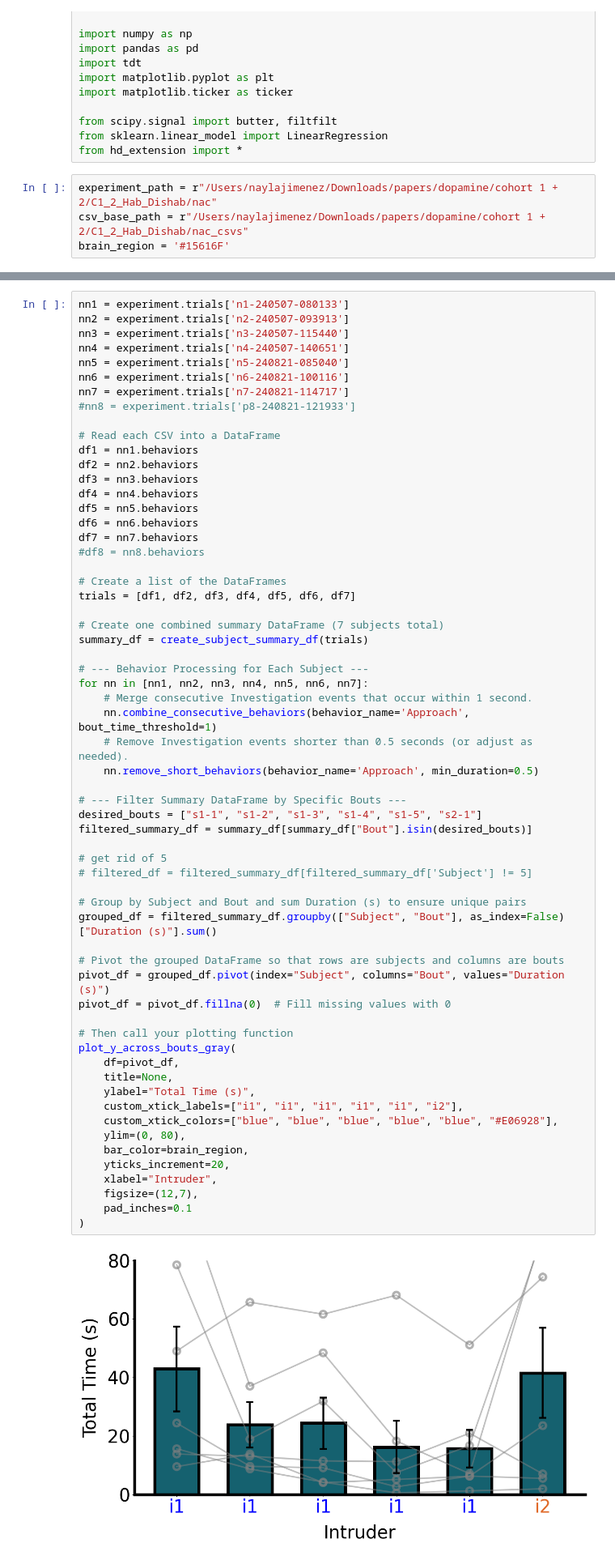
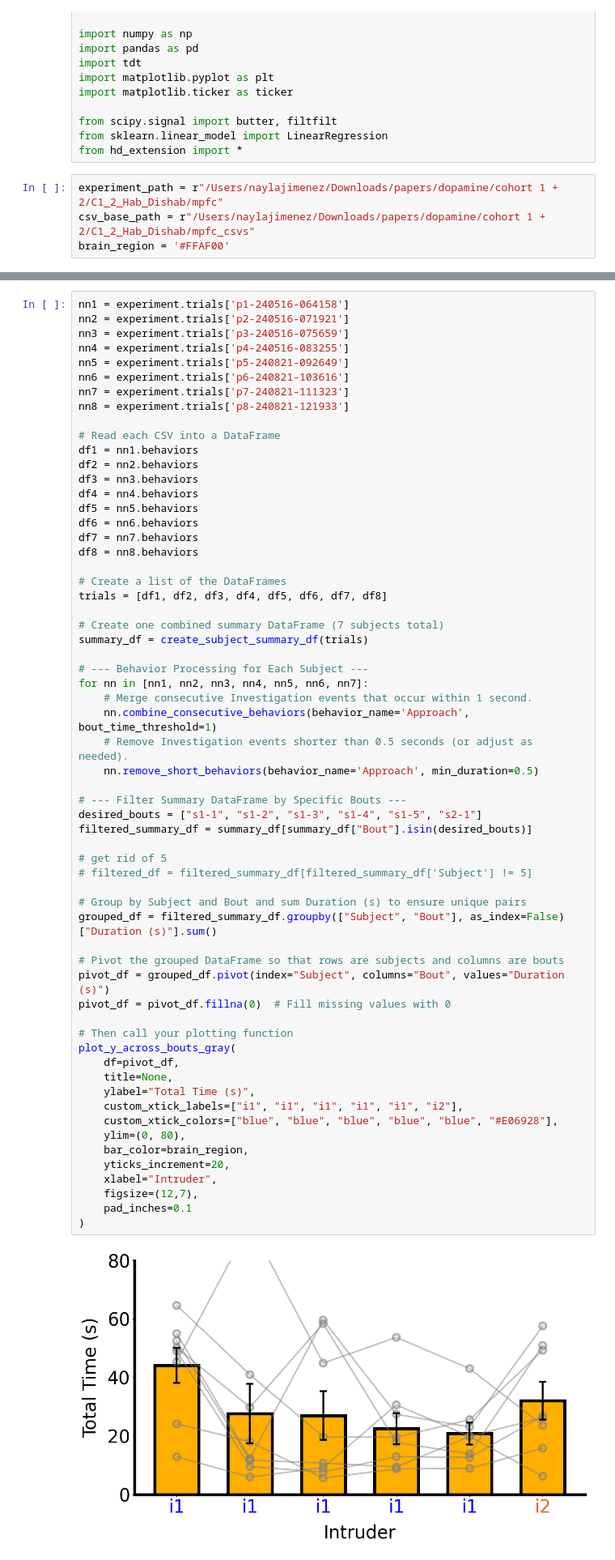
Before and after one commit to padillacoreanolab/Fiber_Photometry, a Jupyter notebook: Hab Dishab/hd_analysis.ipynb, the cells around one changed output, grey strips where cells are left out. Shown at 81% size. Saved outputs shown, nothing was run; the diff lists cells and outputs as text.

```diff
--- a/Hab Dishab/hd_analysis.ipynb
+++ b/Hab Dishab/hd_analysis.ipynb
@@ -18,9 +18,9 @@ from scipy.signal import butter, filtfilt
 from sklearn.linear_model import LinearRegression
 from hd_extension import *
 # %%
-experiment_path = r"/Users/naylajimenez/Downloads/papers/dopamine/cohort 1 + 2/C1_2_Hab_Dishab/nac"
-csv_base_path = r"/Users/naylajimenez/Downloads/papers/dopamine/cohort 1 + 2/C1_2_Hab_Dishab/nac_csvs"
-brain_region = '#15616F'
+experiment_path = r"/Users/naylajimenez/Downloads/papers/dopamine/cohort 1 + 2/C1_2_Hab_Dishab/mpfc"
+csv_base_path = r"/Users/naylajimenez/Downloads/papers/dopamine/cohort 1 + 2/C1_2_Hab_Dishab/mpfc_csvs"
+brain_region = '#FFAF00'
 # %%
 # groups csv + experiment data into one variable
 experiment = Experiment(experiment_path, csv_base_path)
@@ -65,12 +66,12 @@ Total Investigation Time & Average Bout Duration
 # %%
-nn1 = experiment.trials['n1-240507-080133']
-nn2 = experiment.trials['n2-240507-093913']
-nn3 = experiment.trials['n3-240507-115440']
-nn4 = experiment.trials['n4-240507-140651']
-nn5 = experiment.trials['n5-240821-085040']
-nn6 = experiment.trials['n6-240821-100116']
-nn7 = experiment.trials['n7-240821-114717']
-#nn8 = experiment.trials['p8-240821-121933']
+nn1 = experiment.trials['p1-240516-064158']
+nn2 = experiment.trials['p2-240516-071921']
+nn3 = experiment.trials['p3-240516-075659']
+nn4 = experiment.trials['p4-240516-083255']
+nn5 = experiment.trials['p5-240821-092649']
+nn6 = experiment.trials['p6-240821-103616']
+nn7 = experiment.trials['p7-240821-111323']
+nn8 = experiment.trials['p8-240821-121933']
 
 # Read each CSV into a DataFrame
 df1 = nn1.behaviors
@@ -80,10 +81,10 @@ df4 = nn4.behaviors
 df5 = nn5.behaviors
 df6 = nn6.behaviors
 df7 = nn7.behaviors
-#df8 = nn8.behaviors
+df8 = nn8.behaviors
 
 # Create a list of the DataFrames
-trials = [df1, df2, df3, df4, df5, df6, df7]
+trials = [df1, df2, df3, df4, df5, df6, df7, df8]
 
 # Create one combined summary DataFrame (7 subjects total)
 summary_df = create_subject_summary_df(trials)
@@ -97,31 +98,31 @@ for nn in [nn1, nn2, nn3, nn4, nn5, nn6, nn7]:
 
 # --- Filter Summary DataFrame by Specific Bouts ---
 desired_bouts = ["s1-1", "s1-2", "s1-3", "s1-4", "s1-5", "s2-1"]
 filtered_summary_df = summary_df[summary_df["Bout"].isin(desired_bouts)]
 
 # get rid of 5
 # filtered_df = filtered_summary_df[filtered_summary_df['Subject'] != 5]
 
 # Group by Subject and Bout and sum Duration (s) to ensure unique pairs
 grouped_df = filtered_summary_df.groupby(["Subject", "Bout"], as_index=False)["Duration (s)"].sum()
 
 # Pivot the grouped DataFrame so that rows are subjects and columns are bouts
 pivot_df = grouped_df.pivot(index="Subject", columns="Bout", values="Duration (s)")
 pivot_df = pivot_df.fillna(0)  # Fill missing values with 0
 
 # Then call your plotting function
 plot_y_across_bouts_gray(
     df=pivot_df,
     title=None,
     ylabel="Total Time (s)",
     custom_xtick_labels=["i1", "i1", "i1", "i1", "i1", "i2"],
     custom_xtick_colors=["blue", "blue", "blue", "blue", "blue", "#E06928"],
     ylim=(0, 80),
     bar_color=brain_region,
     yticks_increment=20,
     xlabel="Intruder",
     figsize=(12,7),
     pad_inches=0.1
 )
 # %% [output]
-[figure, old version]
+[figure, new version]
```
Also changed, not shown: parts of 22 cells of this notebook.
